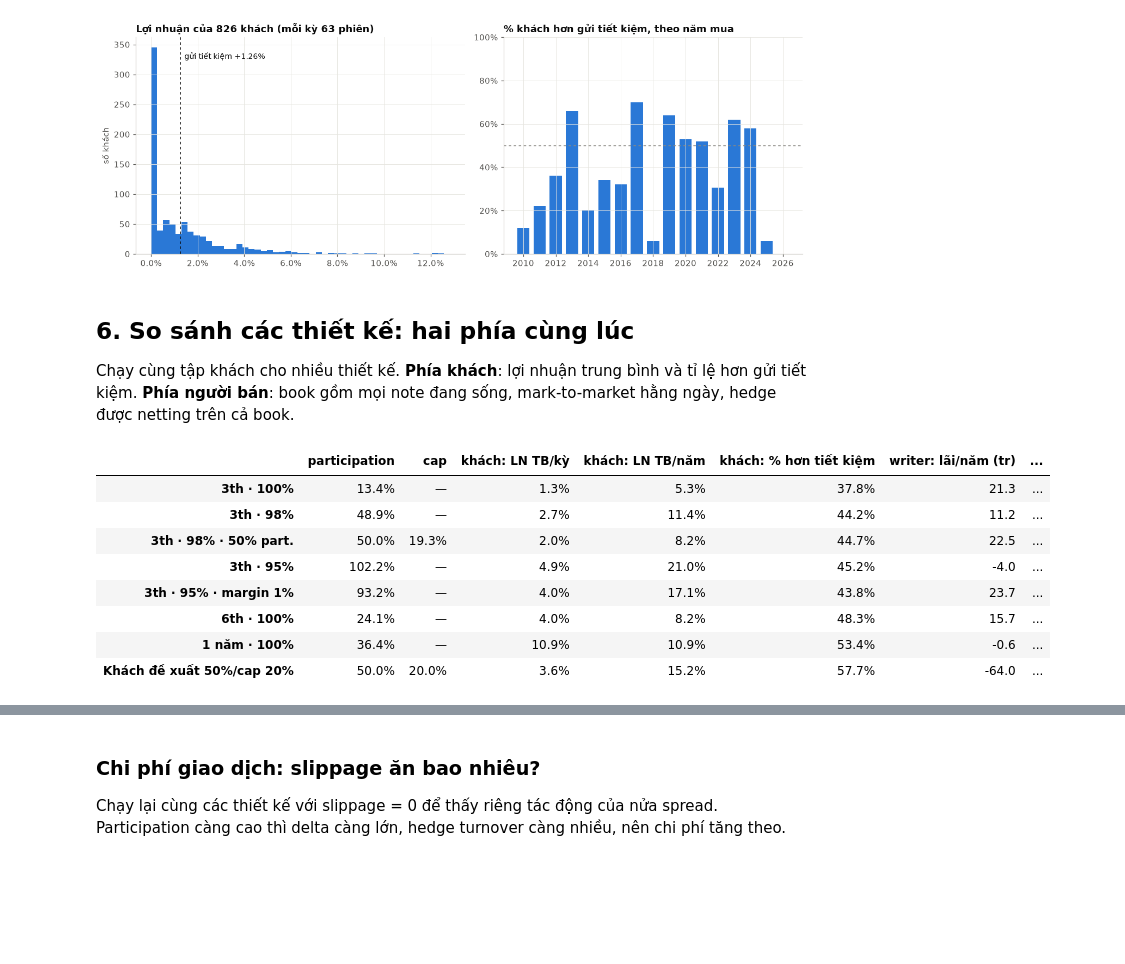
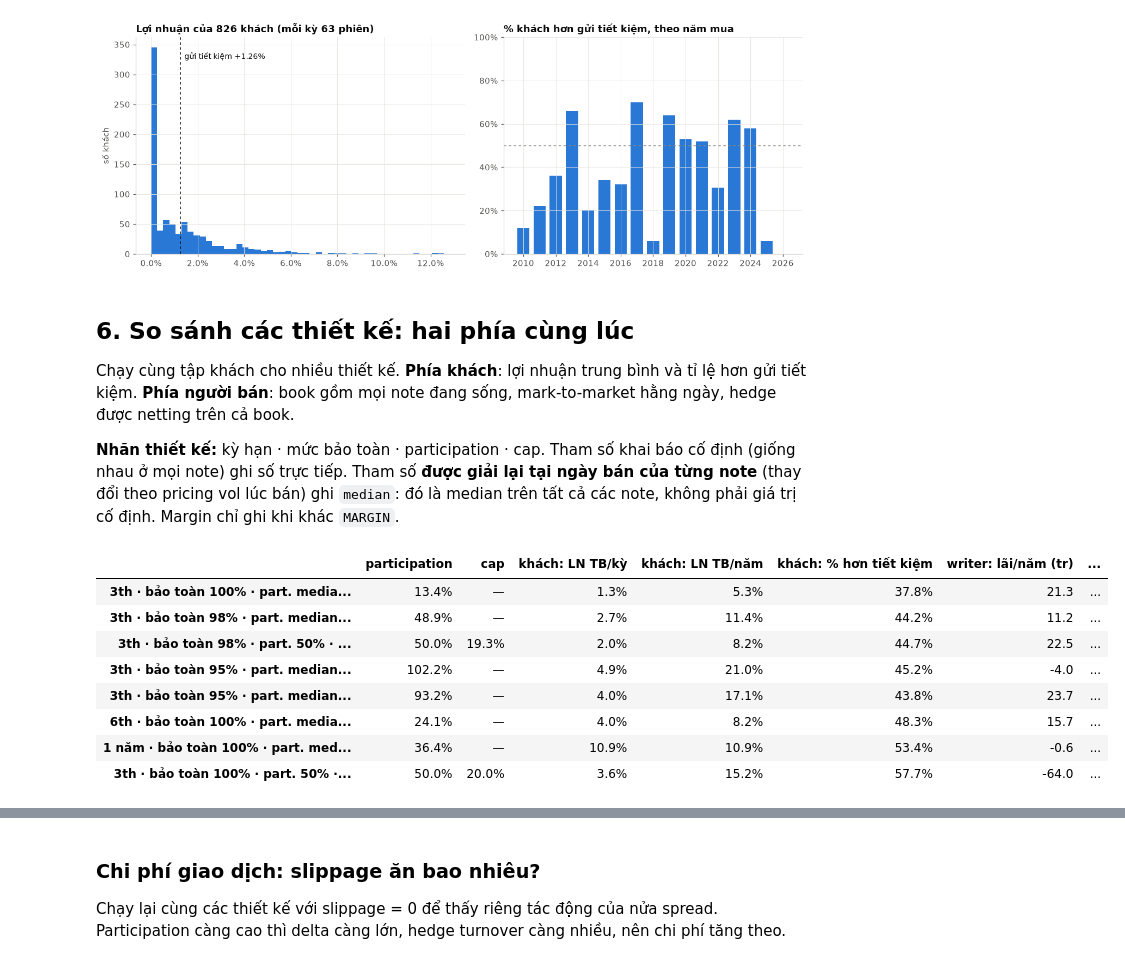
Before and after one commit to tranquocde/option_rs, a Jupyter notebook: note_research.ipynb, the cells around one changed output, grey strips where cells are left out. Drawn from its saved outputs; the diff is of its cells as text; code cells hidden in the pictures; blank space fills up the shorter version.

```diff
--- a/note_research.ipynb
+++ b/note_research.ipynb
@@ -64,7 +68,7 @@ MATURITY     = 63        # phiên giao dịch (~3 tháng)
 LIMIT_LOCK   = True      # kịch trần: lệnh mua hedge không khớp; kịch sàn: lệnh bán không khớp
 T2           = True      # cổ phiếu mua hôm nay chỉ bán được từ phiên T+2
 SLIPPAGE     = 9.0       # bps mỗi lệnh hedge: nửa spread (FPT ~57k, bước giá 100đ ≈ 17 bps)
-EXAMPLE_NOTE = "2025-03-03"
+EXAMPLE_NOTE = "2022-04-15"
 
 T       = MATURITY / nb.DAYS
 DEPOSIT = math.exp(RATE * T) - 1     # gửi tiết kiệm cùng kỳ hạn
@@ -130,6 +134,12 @@ Báo giá ngày 2026-10-22: FPT 57,400, vol 27.2%, r 5%, margin 0.5%, kỳ hạn
 | C · 98% bảo toàn, 50% participation | 98% | 50.0% | 21.8% | +8.89% |
 # %%
 def client_return(R, prot, p, cap):
+    """Lợi nhuận của khách khi đáo hạn (% notional) theo payoff của note.
+
+    R: mức thay đổi của underlying S_T / S0 − 1 (số hoặc mảng numpy); prot: protection (1.0 = bảo toàn 100%);
+    p: participation; cap: cap trên R (None = không cap).
+    Trả về prot − 1 + p · min(max(R, 0), cap). Ví dụ prot=0.98, p=0.5, cap=0.218, R=0.10 → +3%.
+    """
     return prot - 1 + p * np.clip(R, 0, np.inf if cap is None else cap)
 
 R = np.linspace(-0.30, 0.40, 701)
@@ -163,6 +173,12 @@ Kỳ hạn dài hơn và mức bảo toàn thấp hơn làm budget tăng nhanh h
 Kỳ hạn 1 tháng với 100% bảo toàn cho participation **âm**: tiền lãi 1 tháng (~0,4%) không đủ trả margin 0,5%.
 # %%
 def participation(prot, months, vol, r=RATE, margin=MARGIN):
+    """Participation tối đa (không cap) mà option budget mua được theo lý thuyết, tính ngược từ giá call ATM.
+
+    budget = 1 − prot·e^(−rT) − margin (trên 1 đồng notional); participation = budget / call ATM Black–Scholes
+    với S0 = K = 1. prot: protection; months: kỳ hạn (tháng); vol: pricing vol; r, margin mặc định = RATE, MARGIN.
+    Chưa tính hedge cost và rủi ro vol nên đây là mức trần lý thuyết. Ví dụ prot=1, months=3, vol=0.27 → ~12%.
+    """
     Tm = months / 12
     budget = 1 - prot * math.exp(-r * Tm) - margin
     return budget / nb.call(1.0, 1.0, Tm, r, vol)[0]
@@ -337,6 +350,8 @@ FPT TB / kỳ (tệ nhất)         +5.09% (-30.1%)
 
 Chạy cùng tập khách cho nhiều thiết kế. **Phía khách**: lợi nhuận trung bình và tỉ lệ hơn gửi tiết kiệm.
 **Phía người bán**: book gồm mọi note đang sống, mark-to-market hằng ngày, hedge được netting trên cả book.
+
+**Nhãn thiết kế:** kỳ hạn · mức bảo toàn · participation · cap. Tham số khai báo cố định (giống nhau ở mọi note) ghi số trực tiếp. Tham số **được giải lại tại ngày bán của từng note** (thay đổi theo pricing vol lúc bán) ghi `median`: đó là median trên tất cả các note, không phải giá trị cố định. Margin chỉ ghi khi khác `MARGIN`.
 # %%
 DESIGNS = {
     "3th · 100%":               dict(),
@@ -353,40 +368,74 @@ for name, kw in DESIGNS.items():
     a = nb.make_args(**{**dict(rate=RATE, margin=MARGIN, maturity_days=MATURITY, symbol=SYMBOL, slippage_bps=SLIPPAGE, limit_lock=LIMIT_LOCK, t2=T2), **kw})
     runs[name] = (a, *nb.simulate(df, a))
 
+CLIENT_ASK = "Khách đề xuất 50%/cap 20%"
+
+
+def design_label(name, a, notes):
+    """Nhãn đầy đủ của một thiết kế: kỳ hạn · bảo toàn · participation · cap (· margin nếu khác MARGIN).
+
+    Tham số khai báo cố định ghi số trực tiếp; tham số được giải lại tại ngày bán của từng note ghi "median" (median
+    trên tất cả các note).
+    """
+    tenor = {63: "3th", 126: "6th", 252: "1 năm"}.get(a.maturity_days, f"{a.maturity_days} phiên")
+    part = f"{a.participation:.0%}" if a.participation is not None else f"median {notes.participation.median():.0%}"
+    if a.cap is not None:
+        cap = f"cap {a.cap:.0%}"
+    elif notes.cap.notna().any():
+        cap = f"cap median {notes.cap.median():.0%}"
+    else:
+        cap = "không cap"
+    label = f"{tenor} · bảo toàn {a.protection:.0%} · part. {part} · {cap}"
+    if a.margin != MARGIN:
+        label += f" · margin {a.margin:.0%}"
+    if name == CLIENT_ASK:
+        label += " (khách đề xuất)"
+    return label
+
+
+LABELS = {name: design_label(name, a, notes) for name, (a, notes, book) in runs.items()}
+
+
 
 def design_row(a, notes, book):
+    """Một dòng của bảng so sánh thiết kế: chỉ số phía khách và phía writer.
+
+    a: args của thiết kế (nb.make_args); notes, book: kết quả của nb.simulate.
+    Phía khách: participation và cap (median), lợi nhuận mean mỗi kỳ và quy năm, % khách hơn gửi tiết kiệm cùng kỳ hạn.
+    Phía writer (book đã netting): lãi/năm, lãi / notional outstanding, max drawdown, tháng tệ nhất, % tháng lãi.
+    """
     dep = math.exp(a.rate * a.maturity_days / nb.DAYS) - 1
     daily = book.set_index("time")["pnl"]
     cum = daily.cumsum()
     years = len(book) / nb.DAYS
     cap = notes.cap.median() if notes.cap.notna().any() else np.nan
     return {
         "participation": notes.participation.median(),
         "cap": "—" if np.isnan(cap) else f"{cap:.1%}",
         "khách: LN TB/kỳ": notes.client_return.mean(),
         "khách: LN TB/năm": (1 + notes.client_return.mean()) ** (nb.DAYS / a.maturity_days) - 1,
         "khách: % hơn tiết kiệm": (notes.client_return > dep).mean(),
         "writer: lãi/năm (tr)": cum.iat[-1] / years,
         "writer: % lãi/notional outstanding": cum.iat[-1] / years / book.notional_out.mean(),
         "writer: max drawdown (tr)": (cum - cum.cummax()).min(),
         "writer: tháng tệ nhất (tr)": daily.resample("ME").sum().min(),
         "writer: % tháng lãi": (daily.resample("ME").sum() > 0).mean(),
     }
 
 
-table = pd.DataFrame({k: design_row(*v) for k, v in runs.items()}).T
+table = pd.DataFrame({LABELS[k]: design_row(*v) for k, v in runs.items()}).T
 fmt = {c: "{:.1%}" for c in ["participation", "khách: LN TB/kỳ", "khách: LN TB/năm", "khách: % hơn tiết kiệm",
                              "writer: % lãi/notional outstanding", "writer: % tháng lãi"]}
 fmt.update({c: "{:,.1f}" for c in ["writer: lãi/năm (tr)", "writer: max drawdown (tr)", "writer: tháng tệ nhất (tr)"]})
 table.style.format(fmt)
 # %% [output]
 |  | participation | cap | khách: LN TB/kỳ | khách: LN TB/năm | khách: % hơn tiết kiệm | writer: lãi/năm (tr) | ... |
-| 3th · 100% | 13.4% | — | 1.3% | 5.3% | 37.8% | 21.3 | ... |
-| 3th · 98% | 48.9% | — | 2.7% | 11.4% | 44.2% | 11.2 | ... |
-| 3th · 98% · 50% part. | 50.0% | 19.3% | 2.0% | 8.2% | 44.7% | 22.5 | ... |
-| 3th · 95% | 102.2% | — | 4.9% | 21.0% | 45.2% | -4.0 | ... |
-| 3th · 95% · margin 1% | 93.2% | — | 4.0% | 17.1% | 43.8% | 23.7 | ... |
-| 6th · 100% | 24.1% | — | 4.0% | 8.2% | 48.3% | 15.7 | ... |
-| 1 năm · 100% | 36.4% | — | 10.9% | 10.9% | 53.4% | -0.6 | ... |
-| Khách đề xuất 50%/cap 20% | 50.0% | 20.0% | 3.6% | 15.2% | 57.7% | -64.0 | ... |
+| 3th · bảo toàn 100% · part. media... | 13.4% | — | 1.3% | 5.3% | 37.8% | 21.3 | ... |
+| 3th · bảo toàn 98% · part. median... | 48.9% | — | 2.7% | 11.4% | 44.2% | 11.2 | ... |
+| 3th · bảo toàn 98% · part. 50% · ... | 50.0% | 19.3% | 2.0% | 8.2% | 44.7% | 22.5 | ... |
+| 3th · bảo toàn 95% · part. median... | 102.2% | — | 4.9% | 21.0% | 45.2% | -4.0 | ... |
+| 3th · bảo toàn 95% · part. median... | 93.2% | — | 4.0% | 17.1% | 43.8% | 23.7 | ... |
+| 6th · bảo toàn 100% · part. media... | 24.1% | — | 4.0% | 8.2% | 48.3% | 15.7 | ... |
+| 1 năm · bảo toàn 100% · part. med... | 36.4% | — | 10.9% | 10.9% | 53.4% | -0.6 | ... |
+| 3th · bảo toàn 100% · part. 50% ·... | 50.0% | 20.0% | 3.6% | 15.2% | 57.7% | -64.0 | ... |
 # %%
```
Also changed, not shown: parts of 7 cells of this notebook, 11 other files.
